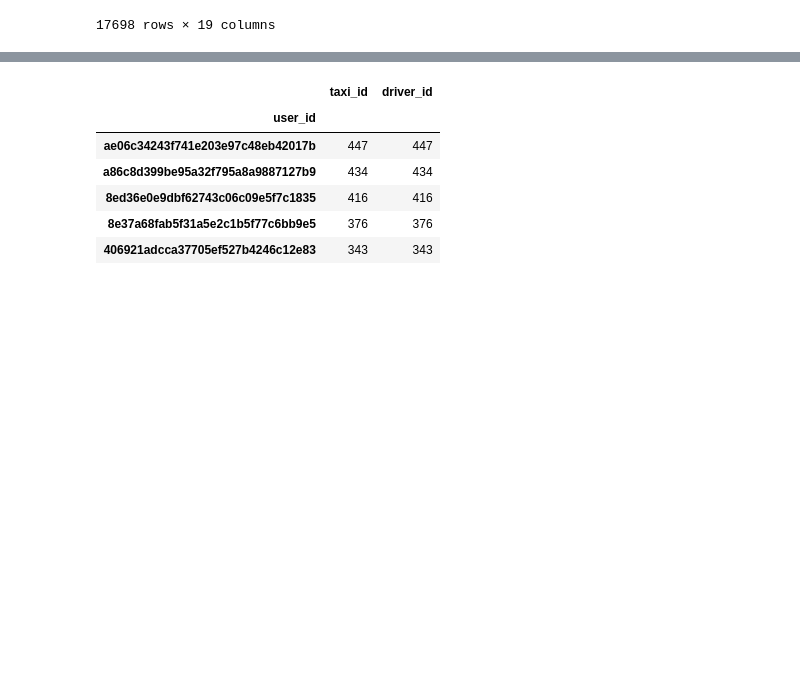
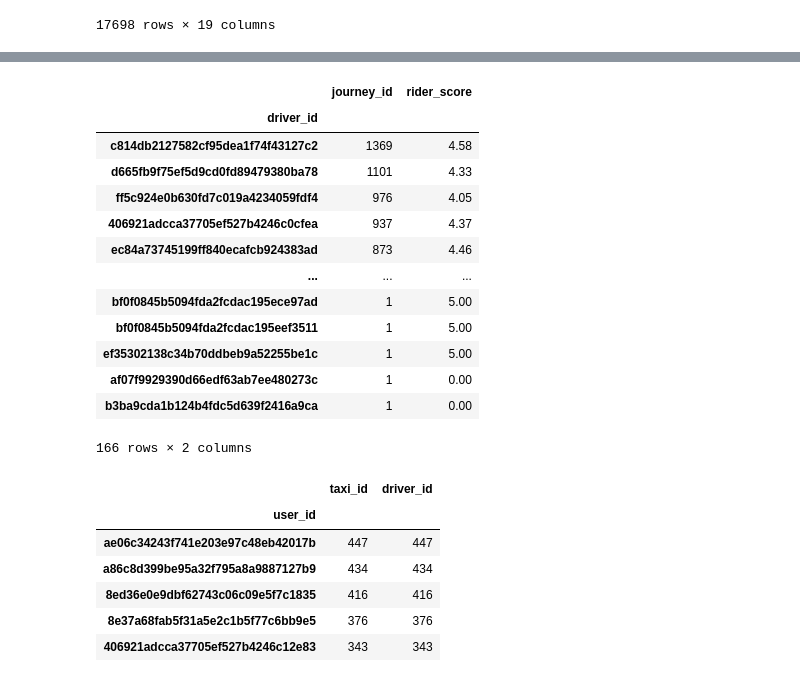
Before and after one commit to nakimov01/PandasPGU, a Jupyter notebook: taxi_peru_lab.ipynb, the cells around one changed output, grey strips where cells are left out. Cells and saved outputs as stored; diff of their text form; code cells hidden in the pictures; blank space fills up the shorter version.

```diff
--- a/taxi_peru_lab.ipynb
+++ b/taxi_peru_lab.ipynb
@@ -91,3 +97,22 @@ memory usage: 2.7+ MB
+# %%
+Sort = df.query("`rider_score` >= 0.0")
+a = Sort.groupby(['driver_id']).agg({'journey_id':'count', 'rider_score':'mean'})
+a.sort_values(by=['journey_id', 'rider_score'], ascending=[False, False]).round(2)
+# %% [output]
+|  | journey_id | rider_score |
+| driver_id |  |  |
+| c814db2127582cf95dea1f74f43127c2 | 1369 | 4.58 |
+| d665fb9f75ef5d9cd0fd89479380ba78 | 1101 | 4.33 |
+| ff5c924e0b630fd7c019a4234059fdf4 | 976 | 4.05 |
+| 406921adcca37705ef527b4246c0cfea | 937 | 4.37 |
+| ec84a73745199ff840ecafcb924383ad | 873 | 4.46 |
+| ... | ... | ... |
+| bf0f0845b5094fda2fcdac195ece97ad | 1 | 5.00 |
+| bf0f0845b5094fda2fcdac195eef3511 | 1 | 5.00 |
+| ef35302138c34b70ddbeb9a52255be1c | 1 | 5.00 |
+| af07f9929390d66edf63ab7ee480273c | 1 | 0.00 |
+| b3ba9cda1b124b4fdc5d639f2416a9ca | 1 | 0.00 |
+166 rows × 2 columns
 # %%
 
 a = df.groupby(['user_id']).agg({'taxi_id':'count', 'driver_id':'count'})
```
Also changed, not shown: parts of 7 cells of this notebook.
